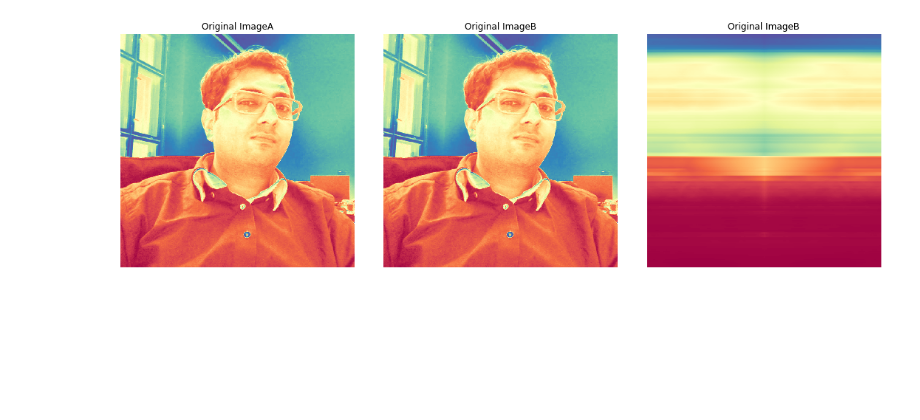
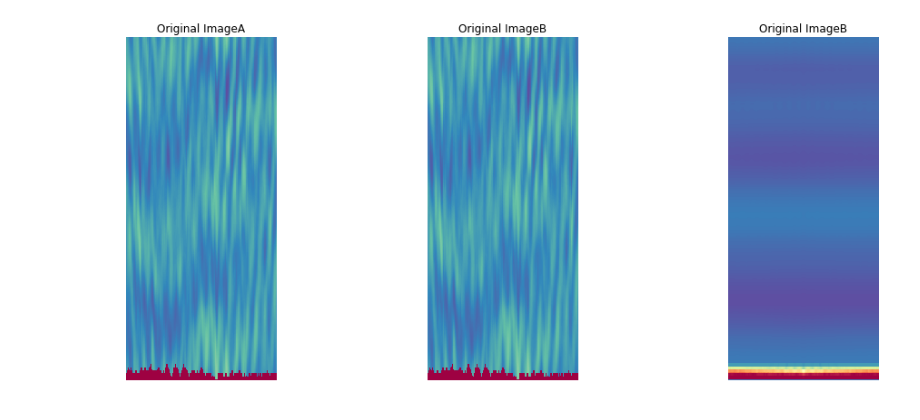
Before and after one commit to oozguc/PyImage, a Jupyter notebook: ObjectClassInstance/CrossCorrelation.ipynb, the cells around one changed output. Cells and saved outputs as stored; diff of their text form; code cells hidden in the pictures; blank space fills up the shorter version.

```diff
--- a/ObjectClassInstance/CrossCorrelation.ipynb
+++ b/ObjectClassInstance/CrossCorrelation.ipynb
@@ -17,11 +17,11 @@ from matplotlib.colors import LogNorm
 from Normalize import normalizeFloat, normalizeMinMax, Path, save_tiff_imagej_compatible
 from Strip2DFFT import doFilterFFT, do2DFFT, do2DInverseFFT, CrossCorrelation, CrossCorrelationStrip
 # %%
-targetdir = '/Users/aimachine/Documents/KymoGraphsForFFT/NewKymographs/'
-sourceimageA = '/Users/aimachine/Documents/KymoGraphsForFFT/NewKymographs/newglasses.tif'
-sourceimageB = '/Users/aimachine/Documents/KymoGraphsForFFT/NewKymographs/newglasses.tif'
+targetdir = '/Users/aimachine/Documents/KymoGraphsForFFT/NewKymographs/CrossCorrelation/'
+sourceimageA = '/Users/aimachine/Documents/KymoGraphsForFFT/NewKymographs/KymographN5Circle.tif'
+sourceimageB = '/Users/aimachine/Documents/KymoGraphsForFFT/NewKymographs/KymographN5Circle.tif'
 
-SaveFileName = "Blank";
+SaveFileName = "Curvature-Curvature";
 
 base = os.path.split(sourceimageA)[-1]
 
@@ -32,9 +32,11 @@ imageA = imread(sourceimageA)
 imageB = imread(sourceimageB)
 # %%
 crosscorrelation = CrossCorrelation(imageA, imageB)
-
+min = 0
+max = 255
+crosscorrelation = normalizeMinMax(crosscorrelation, min, max)
 multiplot(imageA, imageB, crosscorrelation, "Original ImageA", "Original ImageB", "Cross Correlation")
 # %% [output]
-[figure, old version]
+[figure, new version]
 # %%
 save_tiff_imagej_compatible((targetdir + SaveFileName +os.path.basename(Filename[0])+os.path.basename(Filename[1])) , crosscorrelation, axes)
```
Also changed, not shown: 2 other files.
